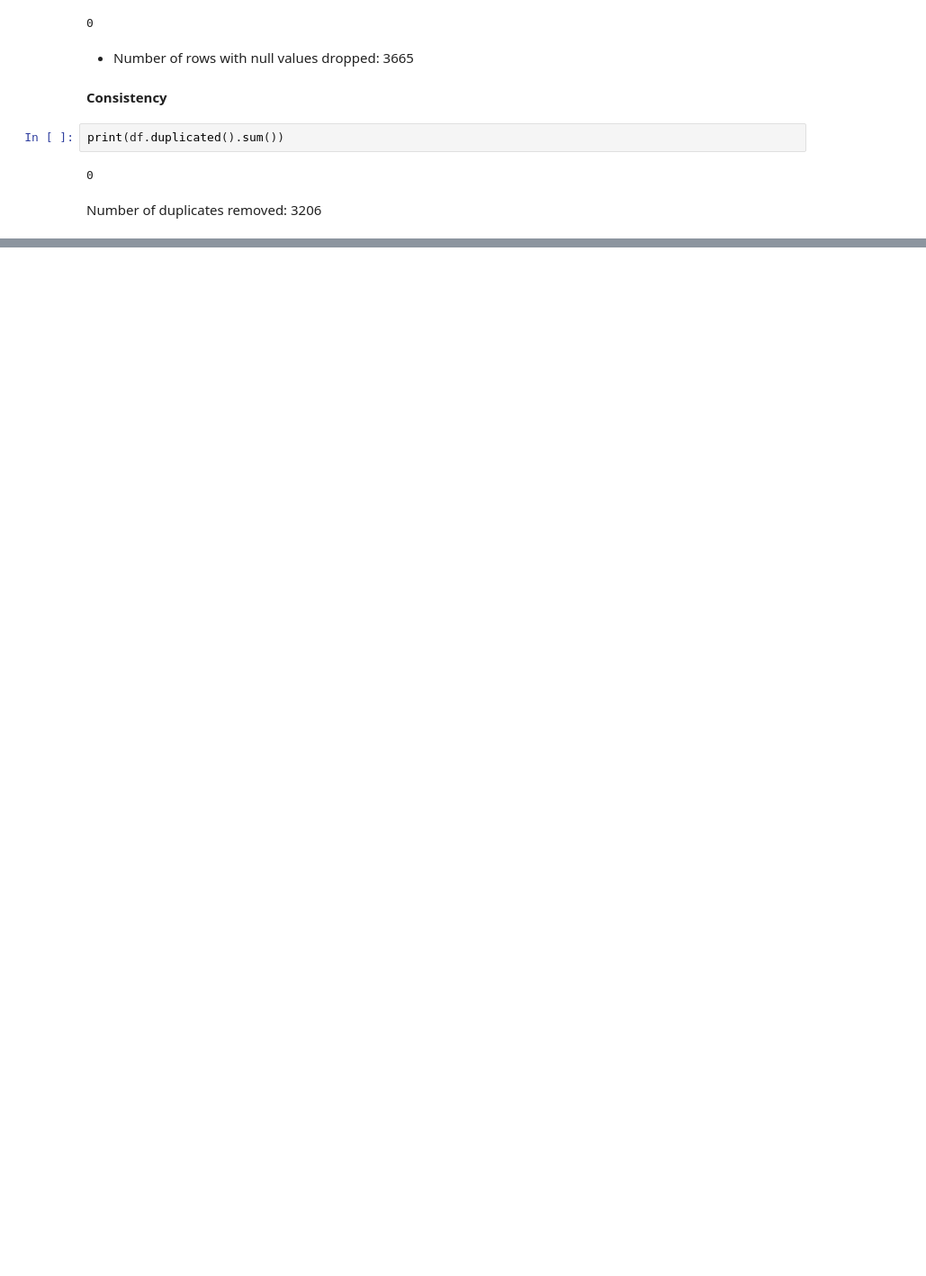
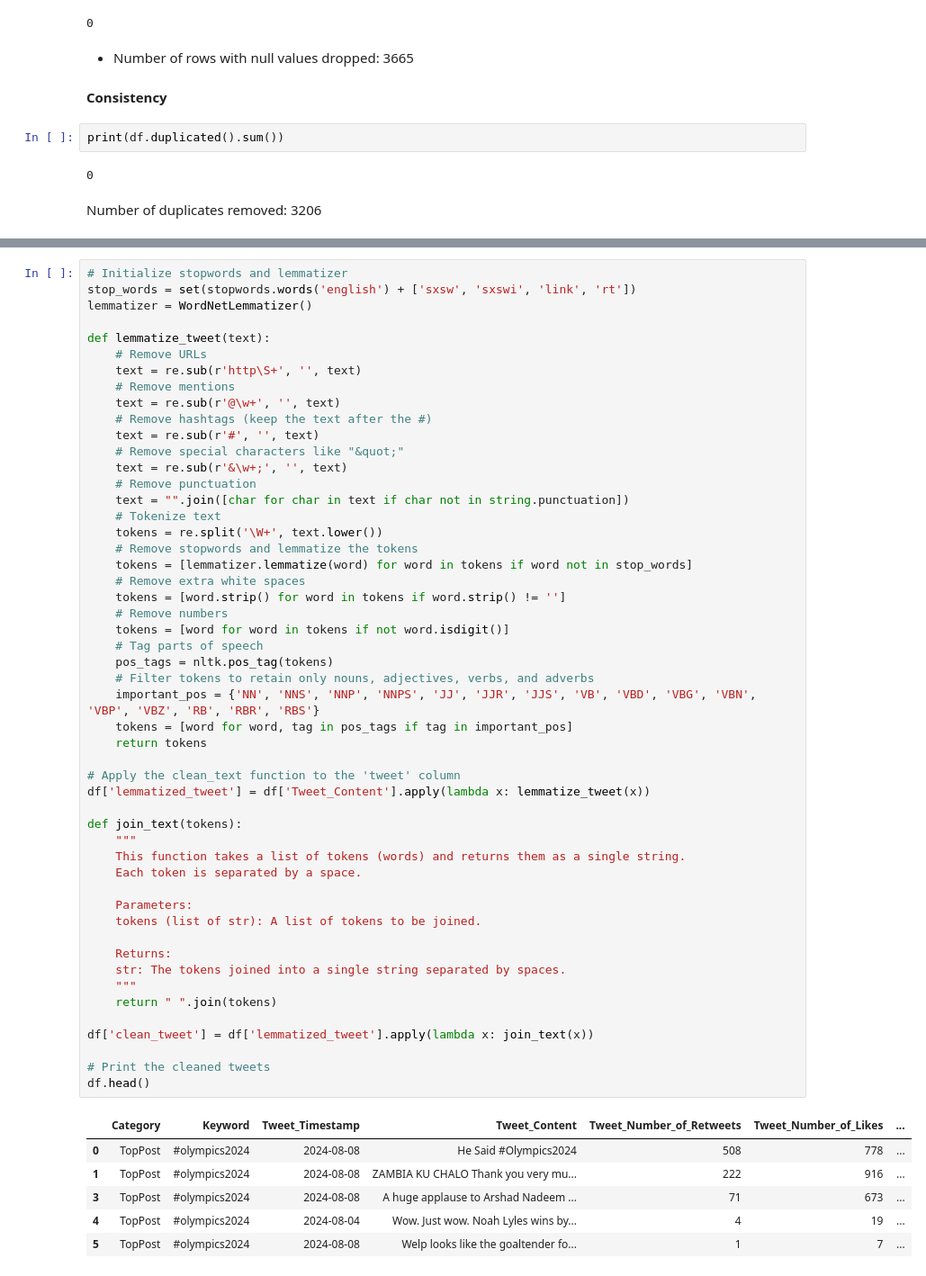
Before and after one commit to Atieng/sentiment-analysis-2024-olympics, a Jupyter notebook: sentiment.ipynb, the cells around one changed output, grey strips where cells are left out. Shown at 90% size. Drawn from its saved outputs; the diff is of its cells as text; blank space fills up the shorter version.

```diff
--- a/sentiment.ipynb
+++ b/sentiment.ipynb
@@ -383,0 +442,58 @@ Number of duplicates removed: 3206
+# %%
+# Initialize stopwords and lemmatizer
+stop_words = set(stopwords.words('english') + ['sxsw', 'sxswi', 'link', 'rt'])
+lemmatizer = WordNetLemmatizer()
+
+def lemmatize_tweet(text):
+    # Remove URLs
+    text = re.sub(r'http\S+', '', text)
+    # Remove mentions
+    text = re.sub(r'@\w+', '', text)
+    # Remove hashtags (keep the text after the #)
+    text = re.sub(r'#', '', text)
+    # Remove special characters like "&quot;"
+    text = re.sub(r'&\w+;', '', text)
+    # Remove punctuation
+    text = "".join([char for char in text if char not in string.punctuation])
+    # Tokenize text
+    tokens = re.split('\W+', text.lower())
+    # Remove stopwords and lemmatize the tokens
+    tokens = [lemmatizer.lemmatize(word) for word in tokens if word not in stop_words]
+    # Remove extra white spaces
+    tokens = [word.strip() for word in tokens if word.strip() != '']
+    # Remove numbers
+    tokens = [word for word in tokens if not word.isdigit()]
+    # Tag parts of speech
+    pos_tags = nltk.pos_tag(tokens)
+    # Filter tokens to retain only nouns, adjectives, verbs, and adverbs
+    important_pos = {'NN', 'NNS', 'NNP', 'NNPS', 'JJ', 'JJR', 'JJS', 'VB', 'VBD', 'VBG', 'VBN', 'VBP', 'VBZ', 'RB', 'RBR', 'RBS'}
+    tokens = [word for word, tag in pos_tags if tag in important_pos]
+    return tokens
+
+# Apply the clean_text function to the 'tweet' column
+df['lemmatized_tweet'] = df['Tweet_Content'].apply(lambda x: lemmatize_tweet(x))
+
+def join_text(tokens):
+    """
+    This function takes a list of tokens (words) and returns them as a single string.
+    Each token is separated by a space.
+
+    Parameters:
+    tokens (list of str): A list of tokens to be joined.
+
+    Returns:
+    str: The tokens joined into a single string separated by spaces.
+    """
+    return " ".join(tokens)
+
+df['clean_tweet'] = df['lemmatized_tweet'].apply(lambda x: join_text(x))
+
+# Print the cleaned tweets
+df.head()
+# %% [output]
+|  | Category | Keyword | Tweet_Timestamp | Tweet_Content | Tweet_Number_of_Retweets | Tweet_Number_of_Likes | ... |
+| 0 | TopPost | #olympics2024 | 2024-08-08 | He Said #Olympics2024 | 508 | 778 | ... |
+| 1 | TopPost | #olympics2024 | 2024-08-08 | ZAMBIA KU CHALO Thank you very mu... | 222 | 916 | ... |
+| 3 | TopPost | #olympics2024 | 2024-08-08 | A huge applause to Arshad Nadeem ... | 71 | 673 | ... |
+| 4 | TopPost | #olympics2024 | 2024-08-04 | Wow. Just wow. Noah Lyles wins by... | 4 | 19 | ... |
+| 5 | TopPost | #olympics2024 | 2024-08-08 | Welp looks like the goaltender fo... | 1 | 7 | ... |
```
Also changed, not shown: parts of 6 cells of this notebook.
